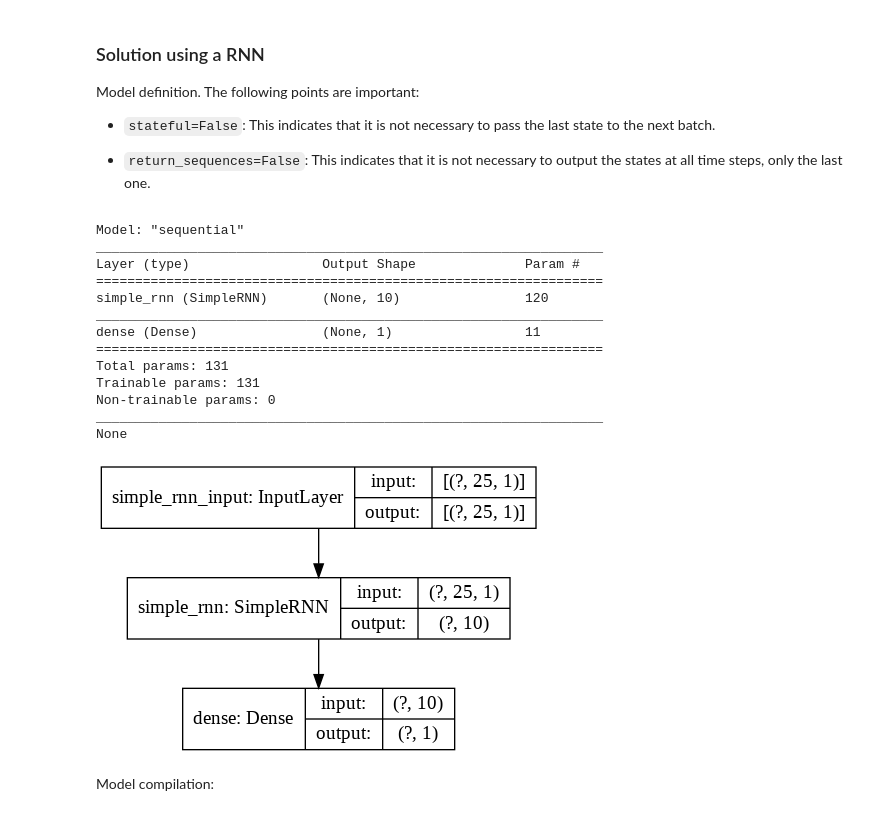
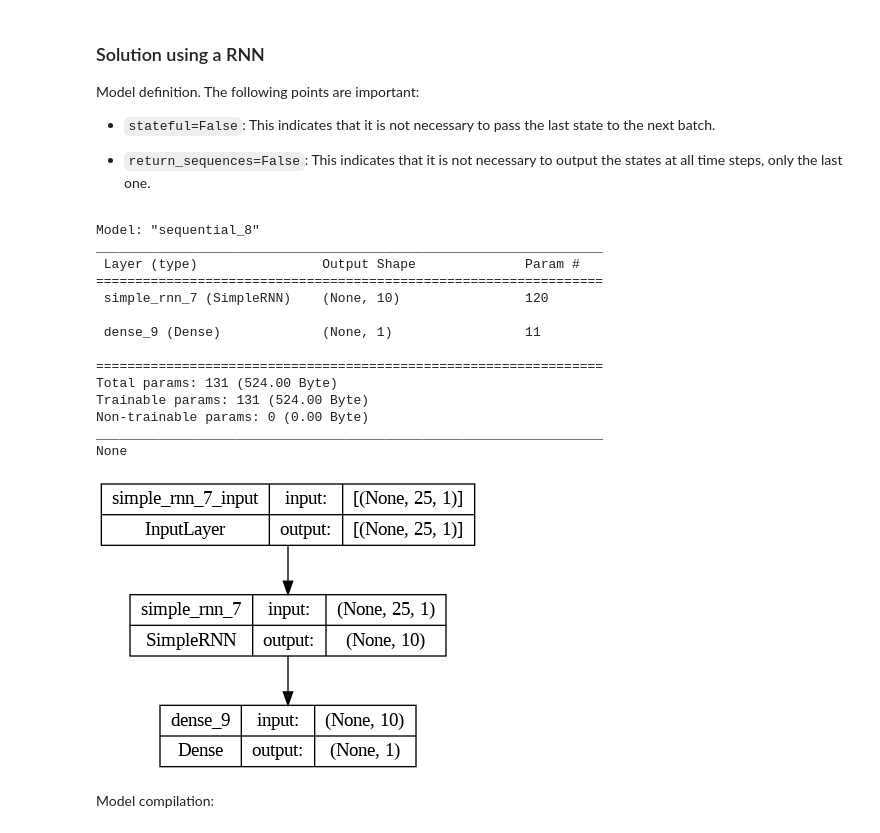
Before and after one commit to luisferuam/luisferuam.github.io, a Jupyter notebook: DLFBT/recurrent_neural_networks/recurrent_neural_networks.ipynb, the cells around one changed output. Drawn from its saved outputs; the diff is of its cells as text; code cells hidden in the pictures.

```diff
--- a/DLFBT/recurrent_neural_networks/recurrent_neural_networks.ipynb
+++ b/DLFBT/recurrent_neural_networks/recurrent_neural_networks.ipynb
@@ -236,29 +237,29 @@ Model definition. The following points are important:
 
 - ``return_sequences=False``: This indicates that it is not necessary to output the states at all time steps, only the last one.
 # %%
-K.clear_session()
-
 model = Sequential()
-model.add(SimpleRNN(10, activation="tanh", input_shape=(seq_len, 1), return_sequences=False, stateful=False, unroll=True))
+model.add(SimpleRNN(10, activation="tanh", input_shape=(seq_len, 1),
+                    return_sequences=False, stateful=False, unroll=True))
 model.add(Dense(1, activation='sigmoid'))
 
 print(model.summary())
 plot_model(model, show_shapes=True, show_layer_names=True)
 # %% [output]
-Model: "sequential"
+Model: "sequential_8"
 _________________________________________________________________
-Layer (type)                 Output Shape              Param #
+ Layer (type)                Output Shape              Param #
 =================================================================
-simple_rnn (SimpleRNN)       (None, 10)                120
-_________________________________________________________________
-dense (Dense)                (None, 1)                 11
+ simple_rnn_7 (SimpleRNN)    (None, 10)                120
+
+ dense_9 (Dense)             (None, 1)                 11
+
 =================================================================
-Total params: 131
-Trainable params: 131
-Non-trainable params: 0
+Total params: 131 (524.00 Byte)
+Trainable params: 131 (524.00 Byte)
+Non-trainable params: 0 (0.00 Byte)
 _________________________________________________________________
 None
-[figure, old version]
+[figure, new version]
 # %% [markdown]
 Model compilation:
 # %%
```
Also changed, not shown: parts of 78 cells of this notebook, 30 other files.
